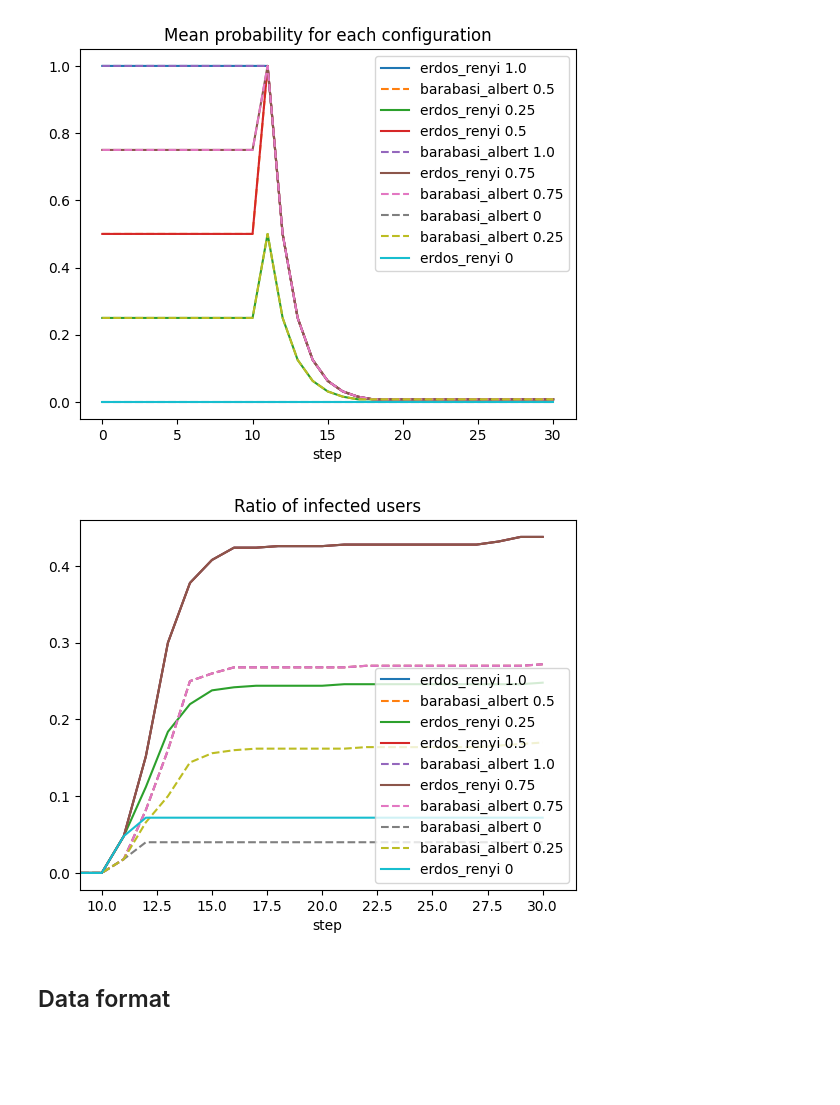
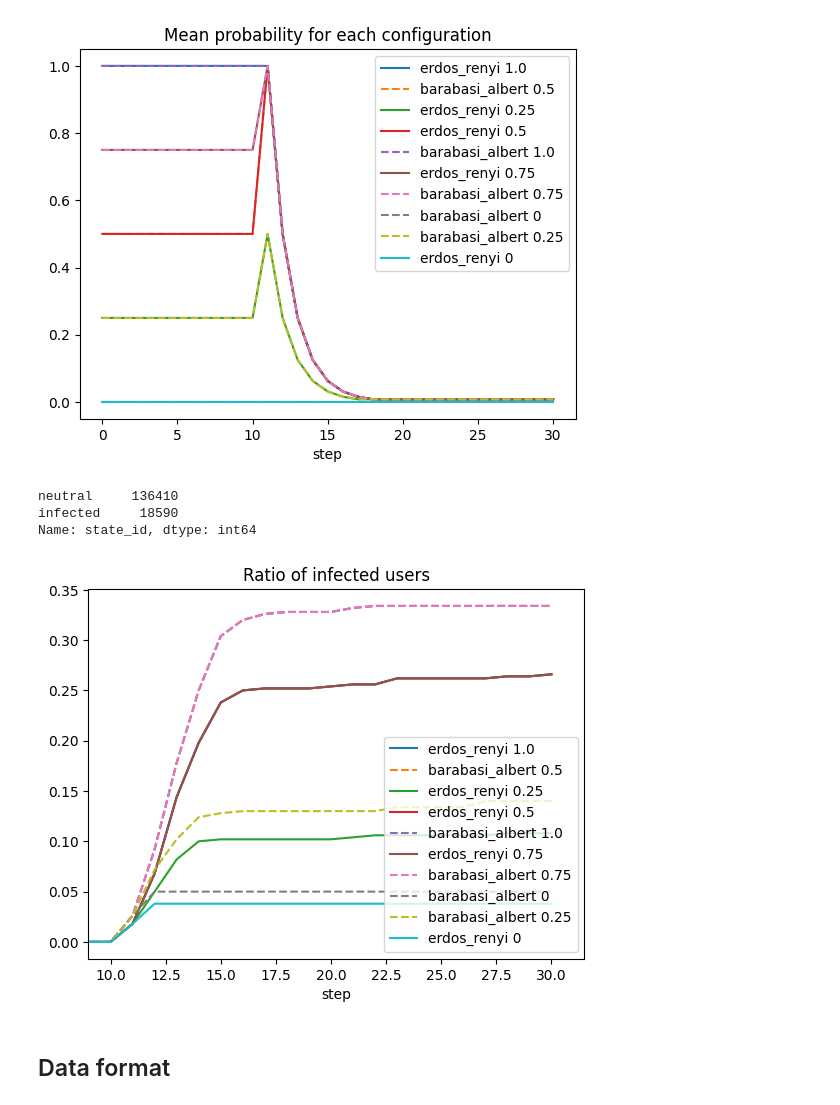
Before and after one commit to gsi-upm/soil, a Jupyter notebook: docs/tutorial/soil_tutorial.ipynb, the cells around one changed output. Saved outputs shown, nothing was run; the diff lists cells and outputs as text; code cells hidden in the pictures; blank space fills up the shorter version.

```diff
--- a/docs/tutorial/soil_tutorial.ipynb
+++ b/docs/tutorial/soil_tutorial.ipynb
@@ -479,20 +492,27 @@ plt.title("Mean probability for each configuration")
 plt.legend();
 # %% [output]
 [figure]
+# %%
+res.agents.state_id.value_counts()
+# %% [output]
+neutral     136410
+infected     18590
+Name: state_id, dtype: int64
 # %%
 for (g, group) in res.agents.dropna().groupby("params_id"):
     params = res.parameters.query(f'params_id == "{g}"').iloc[0]
     title = f"{params.generator.rstrip('_graph')} {params.prob_neighbor_spread}"
-    counts = group.groupby(by=["step", "state_id"]).value_counts().unstack()
+    # counts = group.groupby(by=["step", "state_id"]).value_counts().unstack()
+    counts = group.state_id.groupby(by=["step"]).value_counts().unstack()
     line = "-"
     if "barabasi" in params.generator:
         line = "--"
     (counts.infected/counts.sum(axis=1)).rename(title).fillna(0).plot(linestyle=line)
 plt.legend()
 plt.xlim([9, None]);
 plt.title("Ratio of infected users");
 # %% [output]
-[figure, old version]
+[figure, new version]
 # %% [markdown]
 ## Data format
 # %% [markdown]
```
Also changed, not shown: parts of 12 cells of this notebook, 31 other files.
